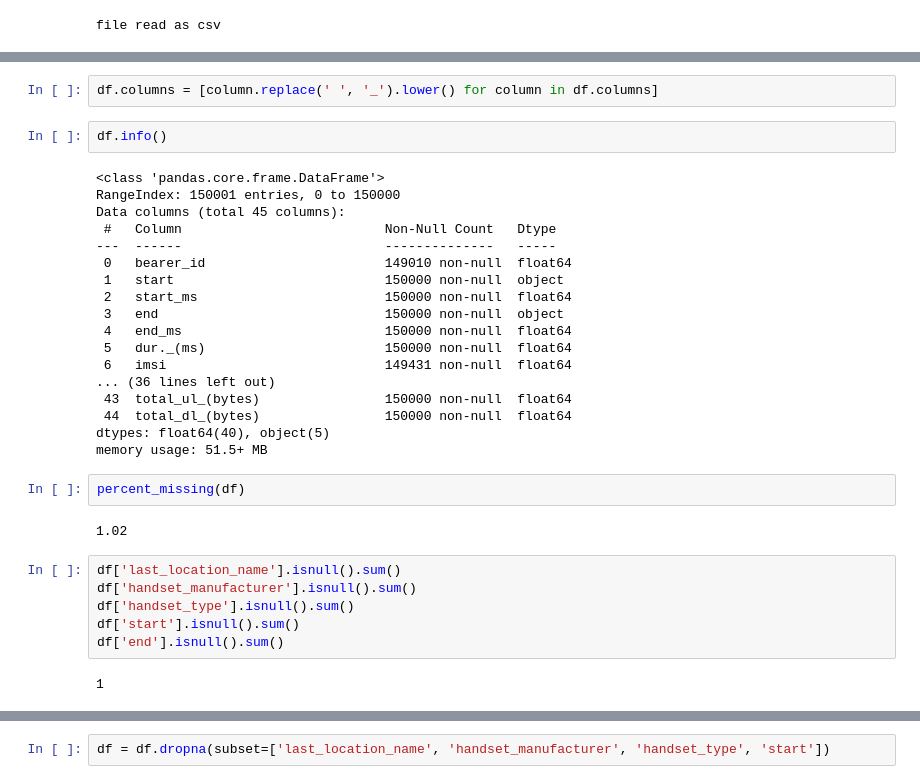
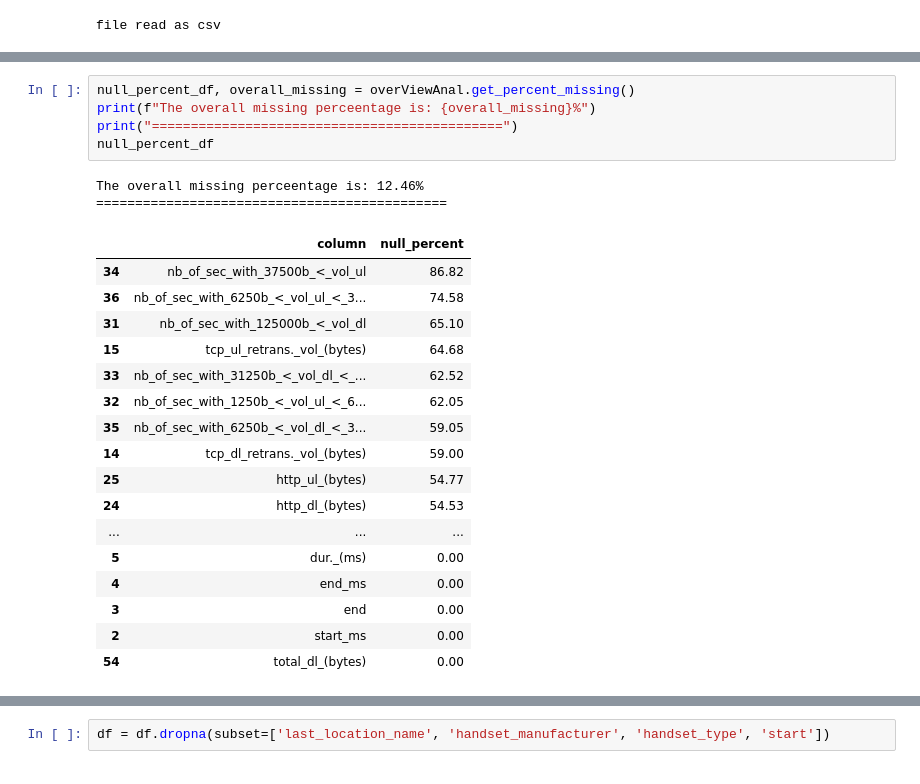
Before and after one commit to educhinski/telecom_data_analysis, a Jupyter notebook: Notebooks/UserOverviewAnalysis .ipynb, the cells around one changed output, grey strips where cells are left out. Cells and saved outputs as stored; diff of their text form.

```diff
--- a/Notebooks/UserOverviewAnalysis .ipynb
+++ b/Notebooks/UserOverviewAnalysis .ipynb
@@ -145,34 +129,25 @@ memory usage: 51.5+ MB
-# %%
-df.columns = [column.replace(' ', '_').lower() for column in df.columns]
-# %%
-df.info()
-# %% [output]
-<class 'pandas.core.frame.DataFrame'>
-RangeIndex: 150001 entries, 0 to 150000
-Data columns (total 45 columns):
- #   Column                          Non-Null Count   Dtype
----  ------                          --------------   -----
- 0   bearer_id                       149010 non-null  float64
- 1   start                           150000 non-null  object
- 2   start_ms                        150000 non-null  float64
- 3   end                             150000 non-null  object
- 4   end_ms                          150000 non-null  float64
- 5   dur._(ms)                       150000 non-null  float64
- 6   imsi                            149431 non-null  float64
-... (36 lines left out)
- 43  total_ul_(bytes)                150000 non-null  float64
- 44  total_dl_(bytes)                150000 non-null  float64
-dtypes: float64(40), object(5)
-memory usage: 51.5+ MB
-# %%
-percent_missing(df)
-# %% [output]
-1.02
-# %%
-df['last_location_name'].isnull().sum()
-df['handset_manufacturer'].isnull().sum()
-df['handset_type'].isnull().sum()
-df['start'].isnull().sum()
-df['end'].isnull().sum()
-# %% [output]
-1
+# %%
+null_percent_df, overall_missing = overViewAnal.get_percent_missing()
+print(f"The overall missing perceentage is: {overall_missing}%")
+print("=============================================")
+null_percent_df
+# %% [output]
+The overall missing perceentage is: 12.46%
+=============================================
+|  | column | null_percent |
+| 34 | nb_of_sec_with_37500b_<_vol_ul | 86.82 |
+| 36 | nb_of_sec_with_6250b_<_vol_ul_<_3... | 74.58 |
+| 31 | nb_of_sec_with_125000b_<_vol_dl | 65.10 |
+| 15 | tcp_ul_retrans._vol_(bytes) | 64.68 |
+| 33 | nb_of_sec_with_31250b_<_vol_dl_<_... | 62.52 |
+| 32 | nb_of_sec_with_1250b_<_vol_ul_<_6... | 62.05 |
+| 35 | nb_of_sec_with_6250b_<_vol_dl_<_3... | 59.05 |
+| 14 | tcp_dl_retrans._vol_(bytes) | 59.00 |
+| 25 | http_ul_(bytes) | 54.77 |
+| 24 | http_dl_(bytes) | 54.53 |
+| ... | ... | ... |
+| 5 | dur._(ms) | 0.00 |
+| 4 | end_ms | 0.00 |
+| 3 | end | 0.00 |
+| 2 | start_ms | 0.00 |
+| 54 | total_dl_(bytes) | 0.00 |
```
Also changed, not shown: parts of 41 cells of this notebook, 2 other files.
